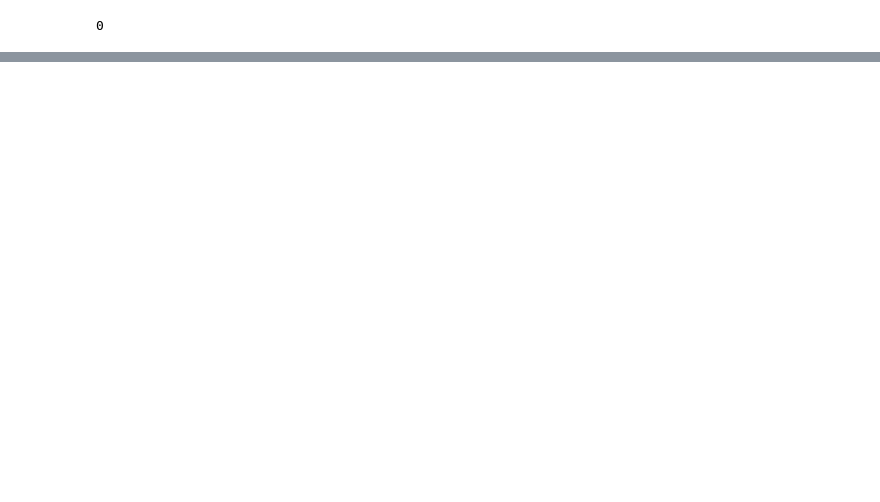
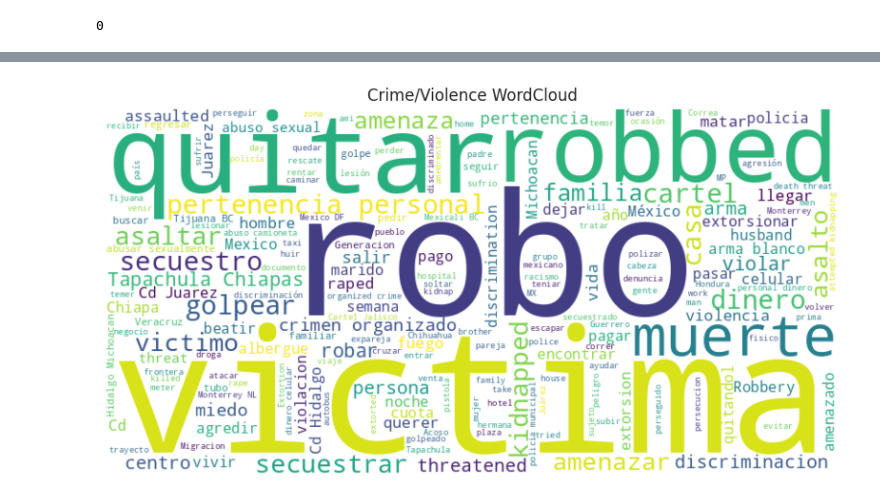
Before and after one commit to jacobgrimm/LA-Complete-Covid-Datat, a Jupyter notebook: examine_full_data.ipynb, the cells around one changed output, grey strips where cells are left out. Saved outputs shown, nothing was run; the diff lists cells and outputs as text; code cells hidden in the pictures; blank space fills up the shorter version.

```diff
--- a/examine_full_data.ipynb
+++ b/examine_full_data.ipynb
@@ -303,0 +445,19 @@ Name: LGBTQ+, dtype: int64
+# %%
+df_text = df.dropna(subset=['Explain Crime/Violence'])
+text_data = ' '.join(df_text['Explain Crime/Violence'].astype(str))
+tokens = word_tokenize(text_data)
+
+# Lemmatize using spaCy on the original tokens
+lemmatized_text = ' '.join([token.lemma_ for token in nlp(' '.join(tokens))])
+
+# Generate word cloud
+wordcloud = WordCloud(width=800, height=400, stopwords=spanish_stopwords, background_color='white').generate(lemmatized_text)
+
+# Display the generated word cloud using matplotlib
+plt.figure(figsize=(10, 5))
+plt.imshow(wordcloud, interpolation='bilinear')
+plt.axis('off')
+plt.title("Crime/Violence WordCloud")
+plt.show()
+# %% [output]
+[figure, added]
```
Also changed, not shown: parts of 18 cells of this notebook, 8 other files.
